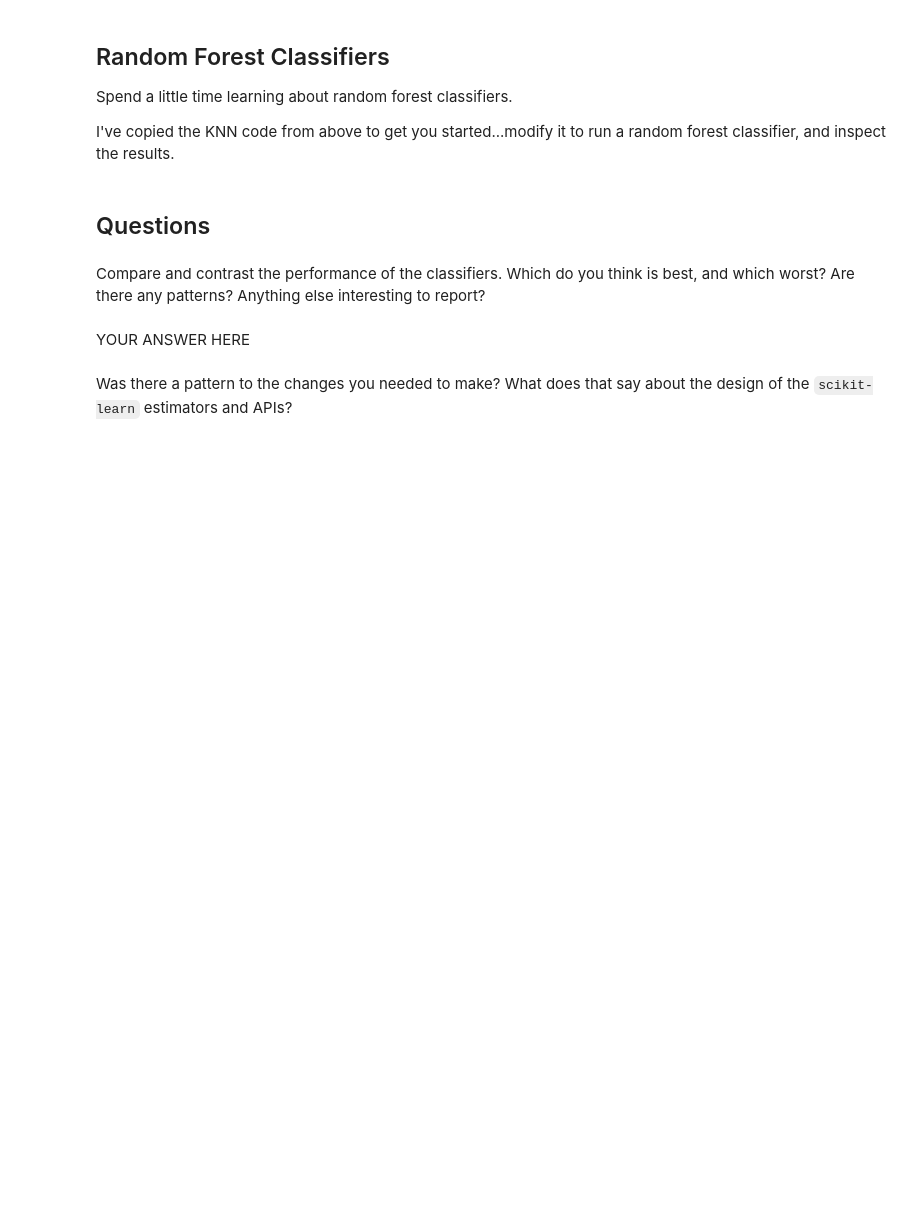
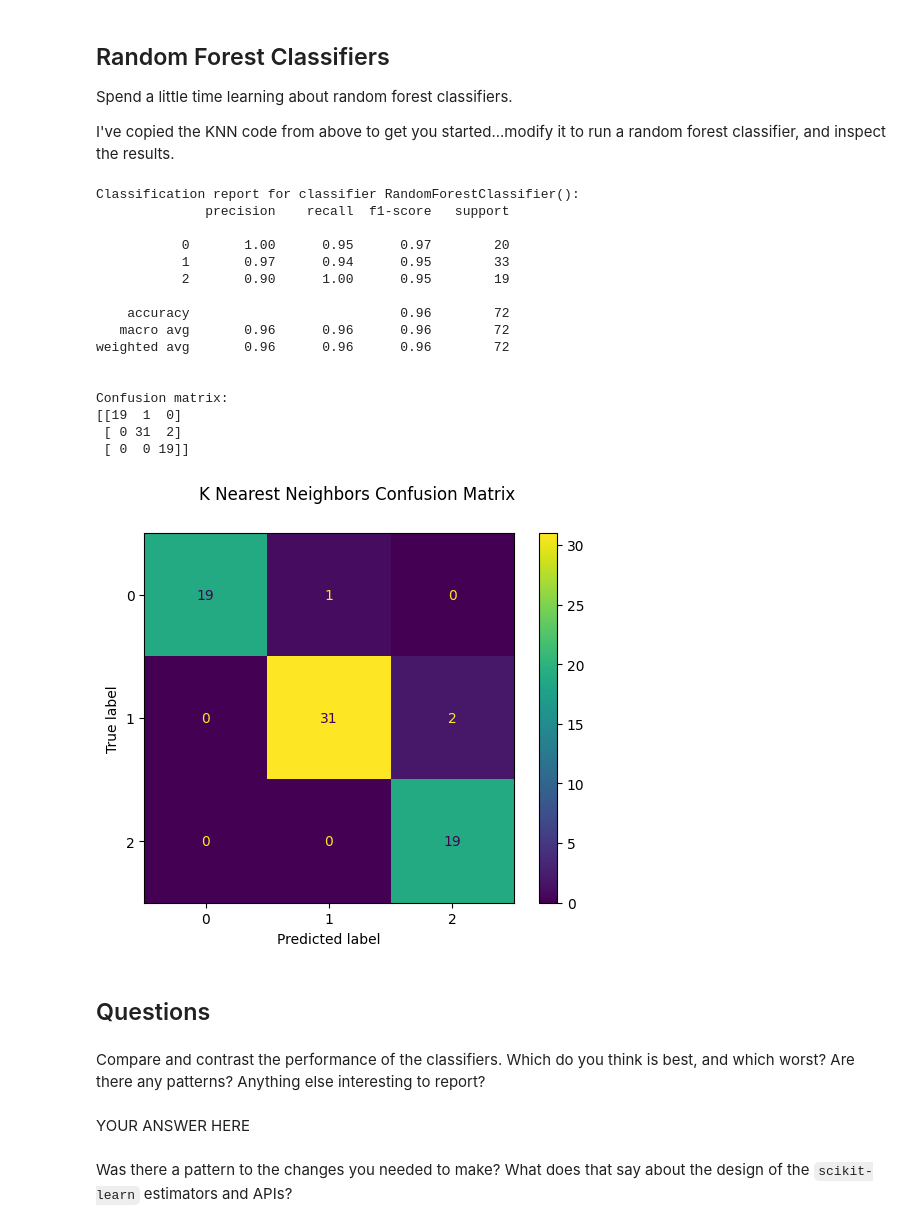
Before and after one commit to BrandonBlackwell/sb_2024_week_03, a Jupyter notebook: jupyter/Exercise_02.ipynb, the cells around one changed output. Cells and saved outputs as stored; diff of their text form; code cells hidden in the pictures; blank space fills up the shorter version.

```diff
--- a/jupyter/Exercise_02.ipynb
+++ b/jupyter/Exercise_02.ipynb
@@ -174,26 +194,43 @@ I've copied the KNN code from above to get you started...modify it to run a rand
 # %%
 ##
 ## UPDATE THIS CODE
 ##
 
 import matplotlib.pyplot as plt
 
-from sklearn.neighbors import KNeighborsClassifier
+from sklearn.ensemble import RandomForestClassifier
 from sklearn import metrics
 
-clf = KNeighborsClassifier(3)
-clf.fit(X_train, y_train)
+clf = RandomForestClassifier().fit(X_train, y_train)
 predicted = clf.predict(X_test)
 
 print(
     f"Classification report for classifier {clf}:\n"
     f"{metrics.classification_report(y_test, predicted)}\n"
 )
 
 disp = metrics.ConfusionMatrixDisplay.from_predictions(y_test, predicted)
 print(f"Confusion matrix:\n{disp.confusion_matrix}")
 disp.figure_.suptitle("K Nearest Neighbors Confusion Matrix")
 plt.show()
+# %% [output]
+Classification report for classifier RandomForestClassifier():
+              precision    recall  f1-score   support
+
+           0       1.00      0.95      0.97        20
+           1       0.97      0.94      0.95        33
+           2       0.90      1.00      0.95        19
+
+    accuracy                           0.96        72
+   macro avg       0.96      0.96      0.96        72
+weighted avg       0.96      0.96      0.96        72
+
+
+Confusion matrix:
+[[19  1  0]
+ [ 0 31  2]
+ [ 0  0 19]]
+[figure, added]
 # %% [markdown]
 ## Questions
 # %% [markdown]
```
Also changed, not shown: parts of 1 cell of this notebook.
